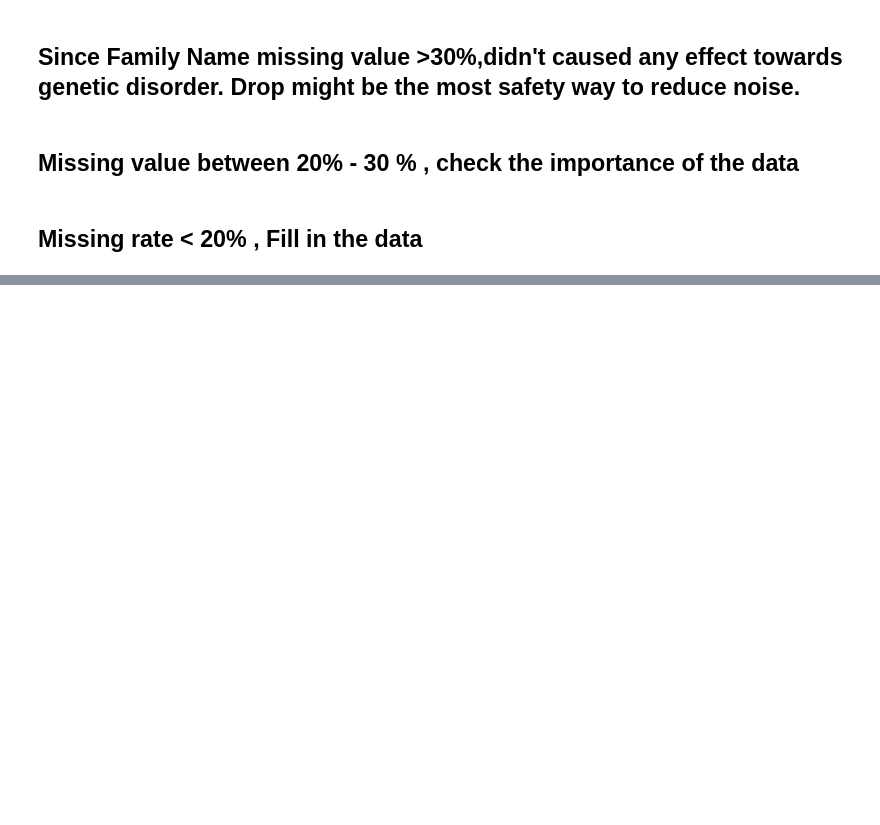
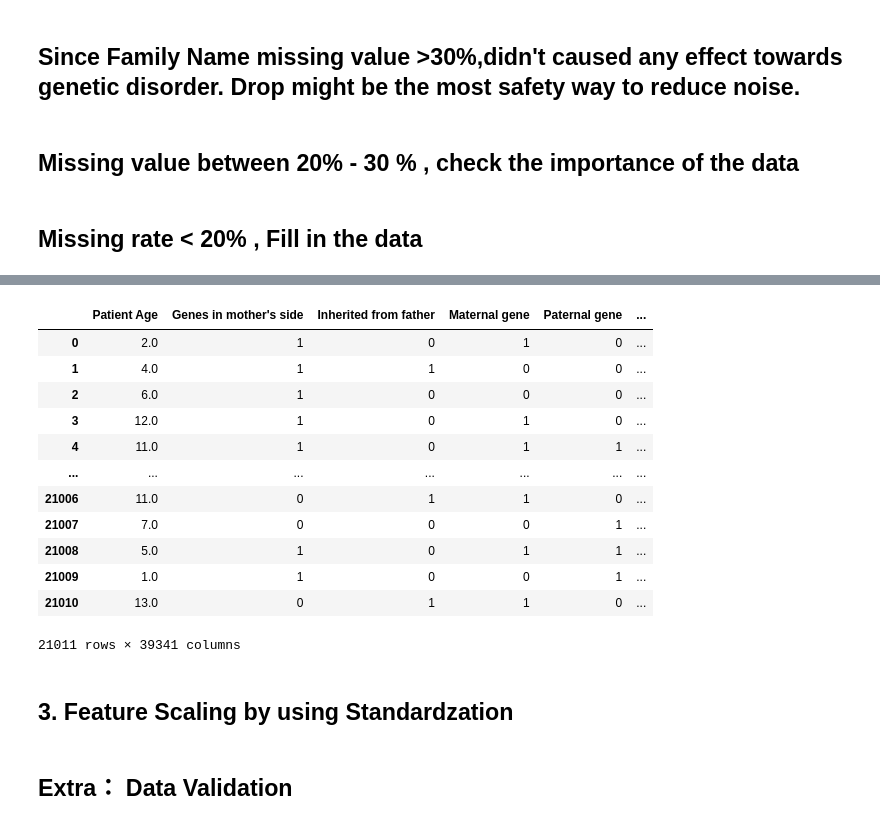
Before and after one commit to pomelocheah/Predict-the-Genetic-Disorders-Dataset-of-Genomes-, a Jupyter notebook: notebook/data_cleaning.ipynb, the cells around one changed output, grey strips where cells are left out. Cells and saved outputs as stored; diff of their text form; code cells hidden in the pictures; blank space fills up the shorter version.

```diff
--- a/notebook/data_cleaning.ipynb
+++ b/notebook/data_cleaning.ipynb
@@ -95,0 +142,21 @@ dtype: int64
+# %%
+multi_cat_cols = [c for c in cat_cols if c not in binary_cols]
+
+df = pd.get_dummies(df, columns=multi_cat_cols, drop_first=True)
+df
+# %% [output]
+|  | Patient Age | Genes in mother's side | Inherited from father | Maternal gene | Paternal gene | ... |
+| 0 | 2.0 | 1 | 0 | 1 | 0 | ... |
+| 1 | 4.0 | 1 | 1 | 0 | 0 | ... |
+| 2 | 6.0 | 1 | 0 | 0 | 0 | ... |
+| 3 | 12.0 | 1 | 0 | 1 | 0 | ... |
+| 4 | 11.0 | 1 | 0 | 1 | 1 | ... |
+| ... | ... | ... | ... | ... | ... | ... |
+| 21006 | 11.0 | 0 | 1 | 1 | 0 | ... |
+| 21007 | 7.0 | 0 | 0 | 0 | 1 | ... |
+| 21008 | 5.0 | 1 | 0 | 1 | 1 | ... |
+| 21009 | 1.0 | 1 | 0 | 0 | 1 | ... |
+| 21010 | 13.0 | 0 | 1 | 1 | 0 | ... |
+21011 rows × 39341 columns
+# %% [markdown]
+## 3. Feature Scaling by using Standardzation
@@ -95,0 +169,2 @@ dtype: int64
+# %% [markdown]
+## Extra： Data Validation
```
Also changed, not shown: parts of 14 cells of this notebook.
